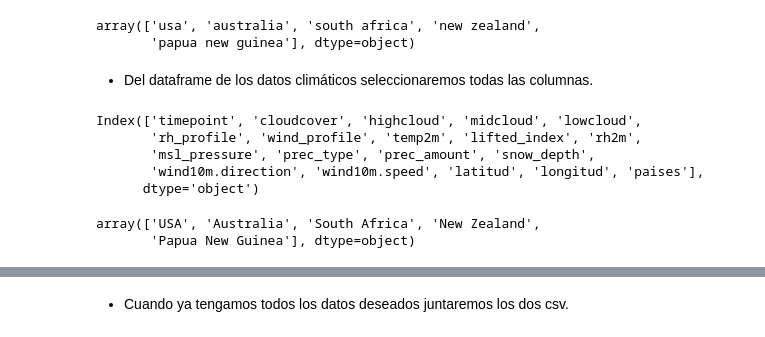
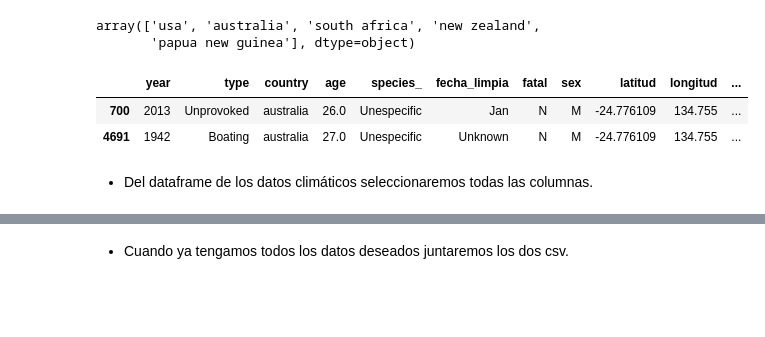
Before and after one commit to Adalab/DA-MODULO-2-ANAIS-LUCIA-LARA, a Jupyter notebook: ETL/ETL2.ipynb, the cells around one changed output, grey strips where cells are left out. Saved outputs shown, nothing was run; the diff lists cells and outputs as text; code cells hidden in the pictures; blank space fills up the shorter version.

```diff
--- a/ETL/ETL2.ipynb
+++ b/ETL/ETL2.ipynb
@@ -16,4 +16,7 @@ df_clima= pd.read_csv("../Ficheros/ETL1.csv", index_col = 0)
 df_attacks= pd.read_csv("../Ficheros/attacks_limpieza_completa.csv", index_col = 0)
+# %%
+pd.set_option('display.max_row', None)
+pd.set_option('display.max_columns', None)
 # %% [markdown]
 - Del dataframe de los ataques nos quedaremos solo con las filas de los países que seleccionamos en la lección de ayer:
     - USA
@@ -28,6 +31,12 @@ df_seleccion["country"].unique()
 # %% [output]
 array(['usa', 'australia', 'south africa', 'new zealand',
        'papua new guinea'], dtype=object)
+# %%
+df_seleccion.sample(2)
+# %% [output]
+|  | year | type | country | age | species_ | fecha_limpia | fatal | sex | latitud | longitud | ... |
+| 700 | 2013 | Unprovoked | australia | 26.0 | Unespecific | Jan | N | M | -24.776109 | 134.755 | ... |
+| 4691 | 1942 | Boating | australia | 27.0 | Unespecific | Unknown | N | M | -24.776109 | 134.755 | ... |
 # %% [markdown]
 
 - Del dataframe de los datos climáticos seleccionaremos todas las columnas.
@@ -38,13 +42,0 @@ array(['usa', 'australia', 'south africa', 'new zealand',
-# %%
-df_clima.columns
-# %% [output]
-Index(['timepoint', 'cloudcover', 'highcloud', 'midcloud', 'lowcloud',
-       'rh_profile', 'wind_profile', 'temp2m', 'lifted_index', 'rh2m',
-       'msl_pressure', 'prec_type', 'prec_amount', 'snow_depth',
-       'wind10m.direction', 'wind10m.speed', 'latitud', 'longitud', 'paises'],
-      dtype='object')
-# %%
-df_clima["paises"].unique()
-# %% [output]
-array(['USA', 'Australia', 'South Africa', 'New Zealand',
-       'Papua New Guinea'], dtype=object)
```
Also changed, not shown: parts of 17 cells of this notebook, 7 other files.
